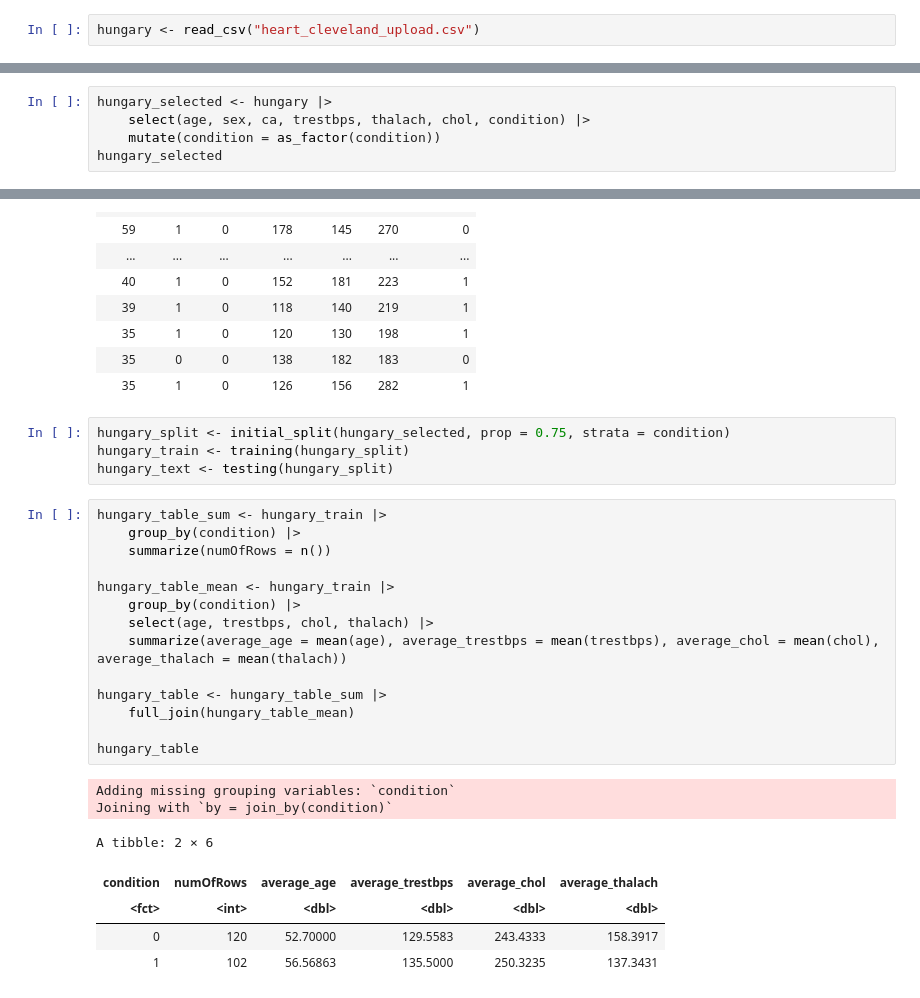
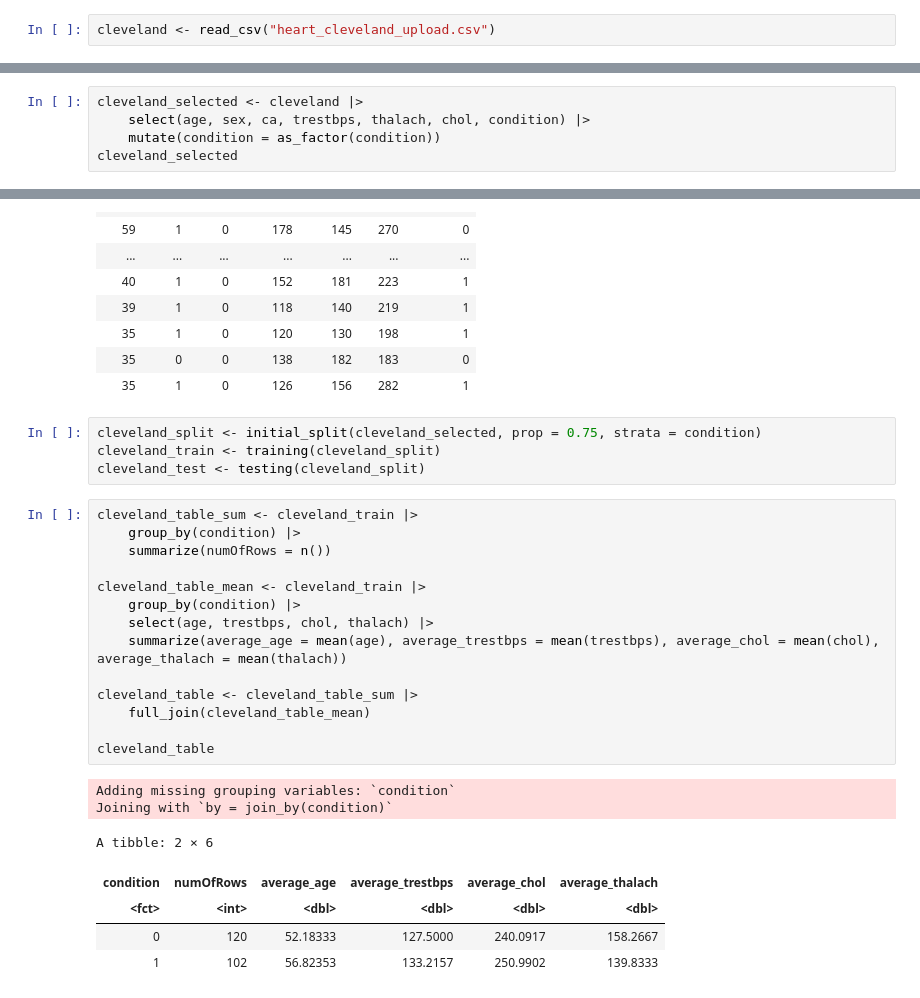
Before and after one commit to ChristianGoncalvesOG/DSCI-100-009-013, a Jupyter notebook: DataWork.ipynb, the cells around one changed output, grey strips where cells are left out. Saved outputs shown, nothing was run; the diff lists cells and outputs as text.

```diff
--- a/DataWork.ipynb
+++ b/DataWork.ipynb
@@ -21,7 +21,7 @@ library(tidymodels)
 ✖ recipes::step()   masks stats::step()
 • Dig deeper into tidy modeling with R at https://www.tmwr.org
 # %%
-hungary <- read_csv("heart_cleveland_upload.csv")
+cleveland <- read_csv("heart_cleveland_upload.csv")
 # %% [output]
 Rows: 297 Columns: 14
 ── Column specification ────────────────────────────────────────────────────────
@@ -55,8 +33,8 @@ A spec_tbl_df: 297 × 14
 # %%
-hungary_selected <- hungary |>
+cleveland_selected <- cleveland |>
     select(age, sex, ca, trestbps, thalach, chol, condition) |>
     mutate(condition = as_factor(condition))
-hungary_selected
+cleveland_selected
 # %% [output]
 A tibble: 297 × 7
 | age | sex | ca | trestbps | thalach | chol | condition |
@@ -78,29 +56,29 @@ A tibble: 297 × 7
 | 35 | 0 | 0 | 138 | 182 | 183 | 0 |
 | 35 | 1 | 0 | 126 | 156 | 282 | 1 |
 # %%
-hungary_split <- initial_split(hungary_selected, prop = 0.75, strata = condition)
-hungary_train <- training(hungary_split)
-hungary_text <- testing(hungary_split)
+cleveland_split <- initial_split(cleveland_selected, prop = 0.75, strata = condition)
+cleveland_train <- training(cleveland_split)
+cleveland_test <- testing(cleveland_split)
 # %%
-hungary_table_sum <- hungary_train |>
+cleveland_table_sum <- cleveland_train |>
     group_by(condition) |>
     summarize(numOfRows = n())
 
-hungary_table_mean <- hungary_train |>
+cleveland_table_mean <- cleveland_train |>
     group_by(condition) |>
     select(age, trestbps, chol, thalach) |>
     summarize(average_age = mean(age), average_trestbps = mean(trestbps), average_chol = mean(chol), average_thalach = mean(thalach))
 
-hungary_table <- hungary_table_sum |>
-    full_join(hungary_table_mean)
+cleveland_table <- cleveland_table_sum |>
+    full_join(cleveland_table_mean)
 
-hungary_table
+cleveland_table
 # %% [output]
 Adding missing grouping variables: `condition`
 Joining with `by = join_by(condition)`
 A tibble: 2 × 6
 | condition | numOfRows | average_age | average_trestbps | average_chol | average_thalach |
 | <fct> | <int> | <dbl> | <dbl> | <dbl> | <dbl> |
-| 0 | 120 | 52.70000 | 129.5583 | 243.4333 | 158.3917 |
-| 1 | 102 | 56.56863 | 135.5000 | 250.3235 | 137.3431 |
+| 0 | 120 | 52.18333 | 127.5000 | 240.0917 | 158.2667 |
+| 1 | 102 | 56.82353 | 133.2157 | 250.9902 | 139.8333 |
 # %%
```
Also changed, not shown: parts of 3 cells of this notebook.
